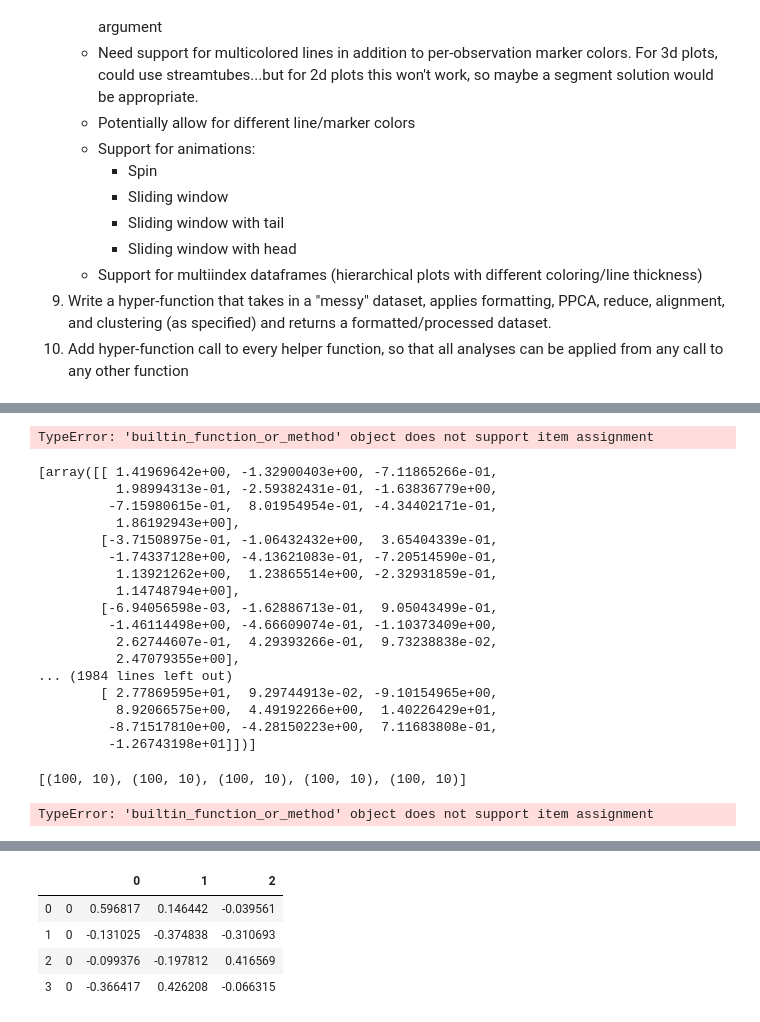
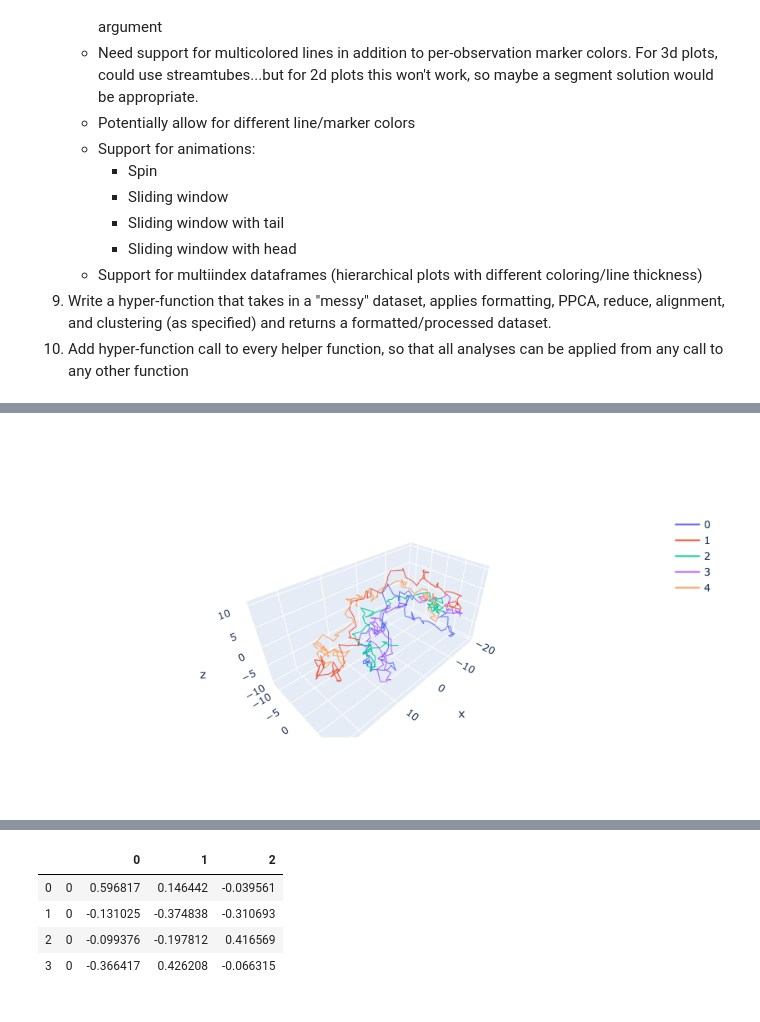
Before and after one commit to ContextLab/hypertools, a Jupyter notebook: dev/hypertools_revamp.ipynb, the cells around one changed output, grey strips where cells are left out. Saved outputs shown, nothing was run; the diff lists cells and outputs as text; code cells hidden in the pictures.

```diff
--- a/dev/hypertools_revamp.ipynb
+++ b/dev/hypertools_revamp.ipynb
@@ -867,38 +871,8 @@ plotter(normalize(xs), 'o')
 # %%
 from align import hyper, srm, procrustes, trim_and_pad, pad_and_align
 xs = [np.cumsum(np.random.randn(100, 10), axis=0) for i in np.arange(5)]
-# %%
-xs_aligned = pad_and_align(xs, xs[0], c, xs)
-# %% [output]
-TypeError: 'builtin_function_or_method' object does not support item assignment
-# %%
-xs
-# %% [output]
-[array([[ 1.41969642e+00, -1.32900403e+00, -7.11865266e-01,
-          1.98994313e-01, -2.59382431e-01, -1.63836779e+00,
-         -7.15980615e-01,  8.01954954e-01, -4.34402171e-01,
-          1.86192943e+00],
-        [-3.71508975e-01, -1.06432432e+00,  3.65404339e-01,
-         -1.74337128e+00, -4.13621083e-01, -7.20514590e-01,
-          1.13921262e+00,  1.23865514e+00, -2.32931859e-01,
-          1.14748794e+00],
-        [-6.94056598e-03, -1.62886713e-01,  9.05043499e-01,
-         -1.46114498e+00, -4.66609074e-01, -1.10373409e+00,
-          2.62744607e-01,  4.29393266e-01,  9.73238838e-02,
-          2.47079355e+00],
-... (1984 lines left out)
-        [ 2.77869595e+01,  9.29744913e-02, -9.10154965e+00,
-          8.92066575e+00,  4.49192266e+00,  1.40226429e+01,
-         -8.71517810e+00, -4.28150223e+00,  7.11683808e-01,
-         -1.26743198e+01]])]
-# %%
-[x.shape for x in format_data(xs_copy)]
-# %% [output]
-[(100, 10), (100, 10), (100, 10), (100, 10), (100, 10)]
 # %%
-xs_aligned = procrustes(xs)
+xs_aligned = align(xs, algorithm='srm')
-# %% [output]
-TypeError: 'builtin_function_or_method' object does not support item assignment
 # %%
-plotter(x_aligned, style='-')
+plotter(xs_aligned, style='-')
 # %% [output]
@@ -906,3 +879,4 @@ plotter(x_aligned, style='-')
+[figure, added]
 # %%
 plotter(xs, style='-')
 # %% [output]
```
Also changed, not shown: parts of 25 cells of this notebook.
